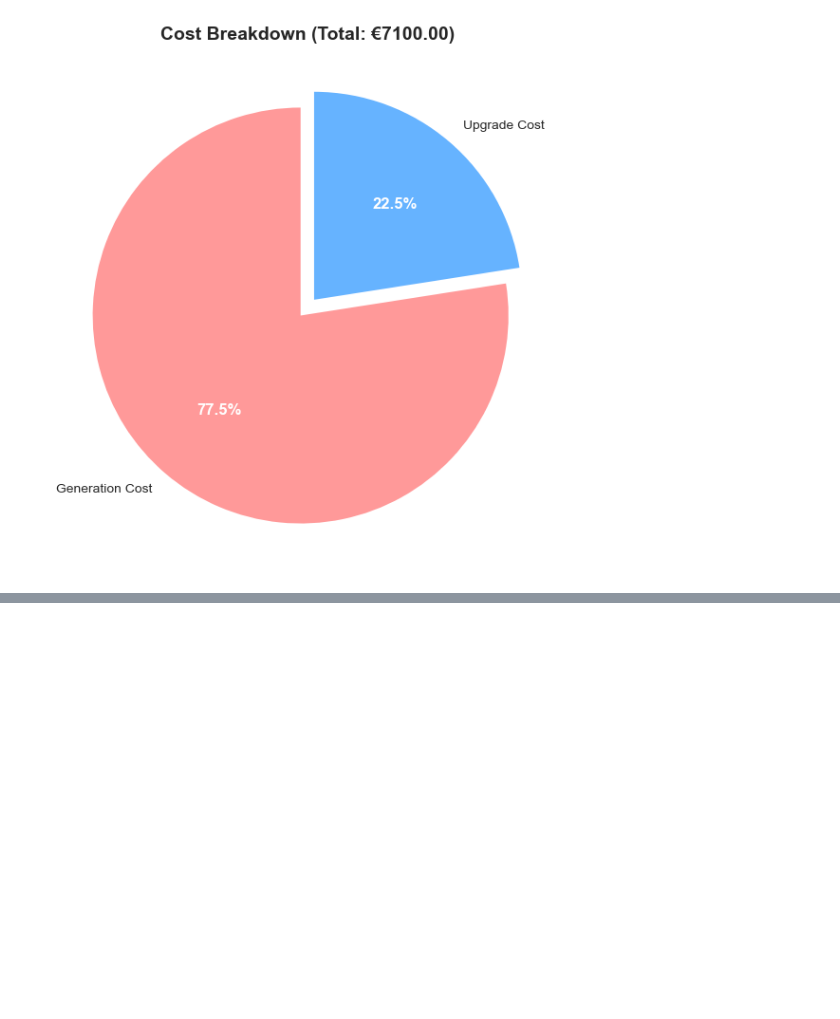
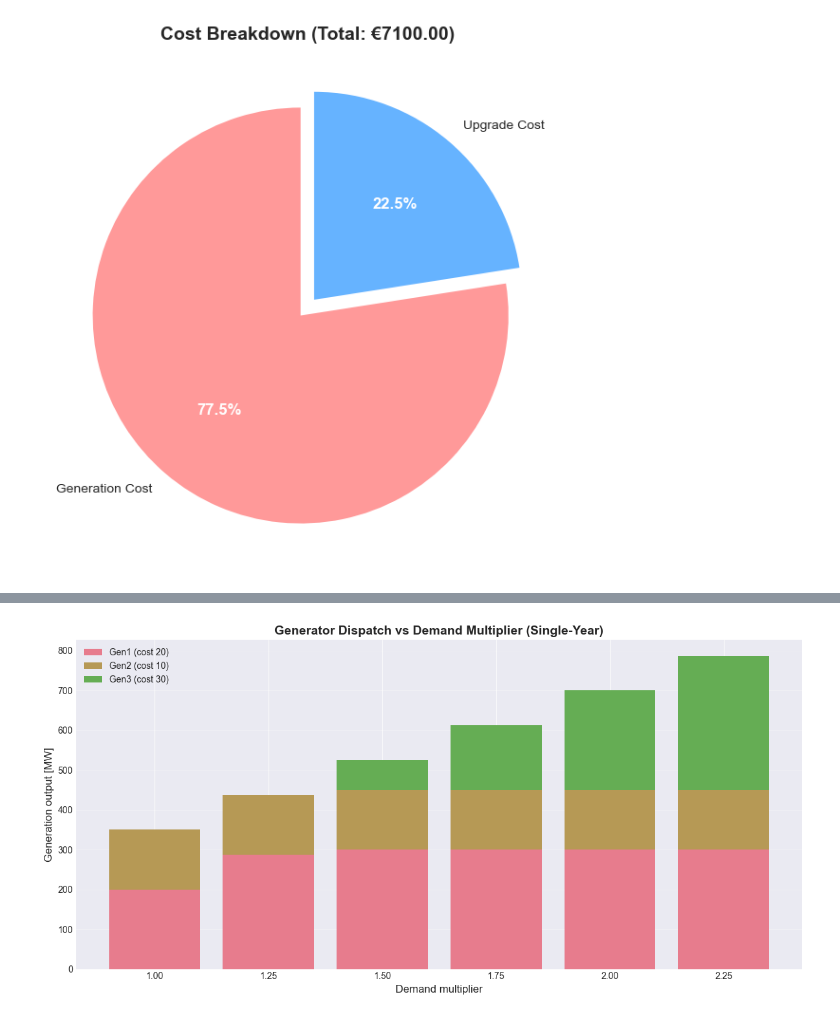
Before and after one commit to s204737/Assignment2_Group40, a Jupyter notebook: Singleyear_deterministic_model.ipynb, the cells around one changed output, grey strips where cells are left out. Cells and saved outputs as stored; diff of their text form; code cells hidden in the pictures; blank space fills up the shorter version.

Commit message:
added sensitivty analysis on demand

```diff
--- a/Singleyear_deterministic_model.ipynb
+++ b/Singleyear_deterministic_model.ipynb
@@ -421,0 +597,64 @@ plt.show()
+# %%
+import matplotlib.pyplot as plt
+import numpy as np
+import seaborn as sns
+
+# Same style as your other plots
+plt.style.use('seaborn-v0_8-darkgrid')
+palette = sns.husl_palette(s=.7)
+green = palette[2]   # <-- the pink one you want
+gold   = palette[1]   # a nice blue
+pink = palette[0]   # the warm gold-ish color
+
+colors = {
+    "Gen1": pink,
+    "Gen2": gold,
+    "Gen3": green,
+}
+# ---- Extract data from `results` ----
+# (Assumes `results` is the list you already built in the sensitivity loop)
+
+# Sort results by demand multiplier just in case
+results_sorted = sorted(results, key=lambda r: r["demand_multiplier"])
+
+dms = [r["demand_multiplier"] for r in results_sorted]
+gen1 = [r["gen_output"]["Gen1"] for r in results_sorted]
+gen2 = [r["gen_output"]["Gen2"] for r in results_sorted]
+gen3 = [r["gen_output"]["Gen3"] for r in results_sorted]
+
+x = np.arange(len(dms))
+
+fig, ax = plt.subplots(figsize=(12, 6))
+
+# Stacked bars: Gen1 at bottom, then Gen2, then Gen3
+bars_gen1 = ax.bar(x, gen1,color=colors["Gen1"], label='Gen1 (cost 20)')
+bars_gen2 = ax.bar(x, gen2,color=colors["Gen2"], bottom=gen1, label='Gen2 (cost 10)')
+bars_gen3 = ax.bar(x, gen3,color=colors["Gen3"],
+                   bottom=np.array(gen1) + np.array(gen2),
+                   label='Gen3 (cost 30)')
+
+# Mark the first point where Gen3 > 0
+# gen3_start_idx = next((i for i, g3 in enumerate(gen3) if g3 > 1e-4), None)
+# if gen3_start_idx is not None:
+#     ax.axvline(gen3_start_idx, linestyle='--', linewidth=1.2)
+#     ax.text(gen3_start_idx + 0.1,
+#             max(np.array(gen1) + np.array(gen2) + np.array(gen3)) * 0.1,
+#             "Gen3 starts\nproducing",
+#             fontsize=10,
+#             va='bottom')
+
+# Axis labels, title, ticks
+ax.set_xlabel('Demand multiplier', fontsize=12)
+ax.set_ylabel('Generation output [MW]', fontsize=12)
+ax.set_title('Generator Dispatch vs Demand Multiplier (Single-Year)', fontsize=14, fontweight='bold')
+ax.set_xticks(x)
+ax.set_xticklabels([f"{dm:.2f}" for dm in dms])
+
+ax.legend()
+ax.grid(axis='y', alpha=0.3)
+
+plt.tight_layout()
+plt.savefig("generator_dispatch.png", dpi=300, bbox_inches='tight')
+plt.show()
+# %% [output]
+[figure, added]
```
Also changed, not shown: parts of 3 cells of this notebook, 1 other file.
